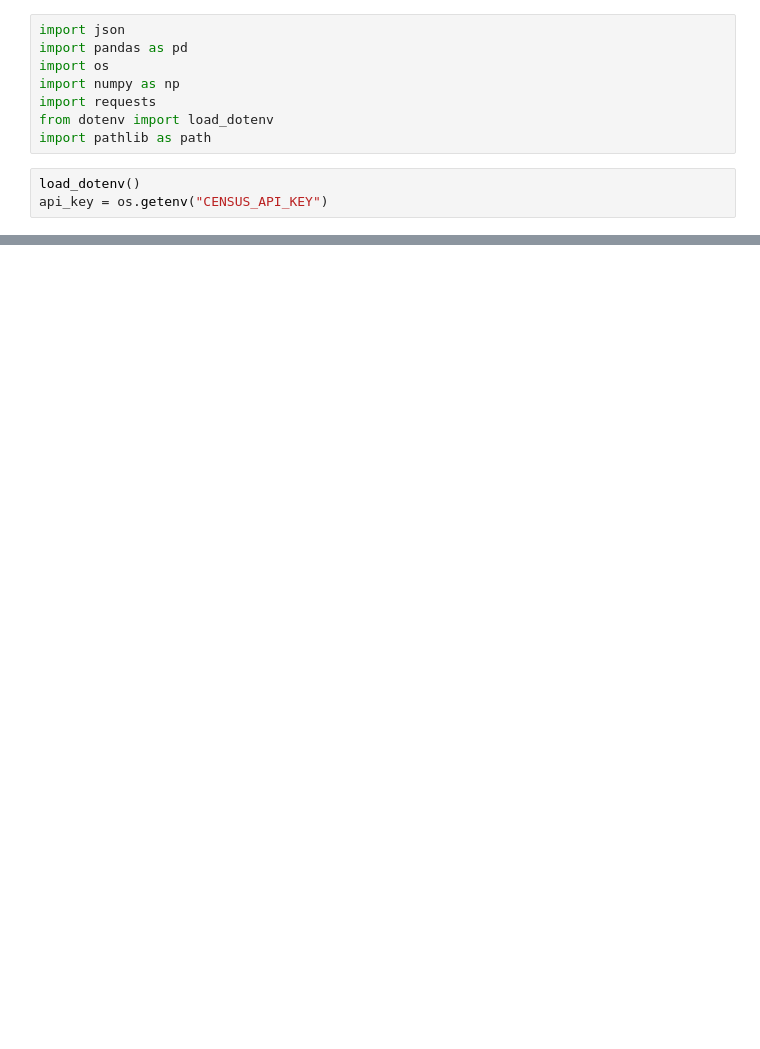
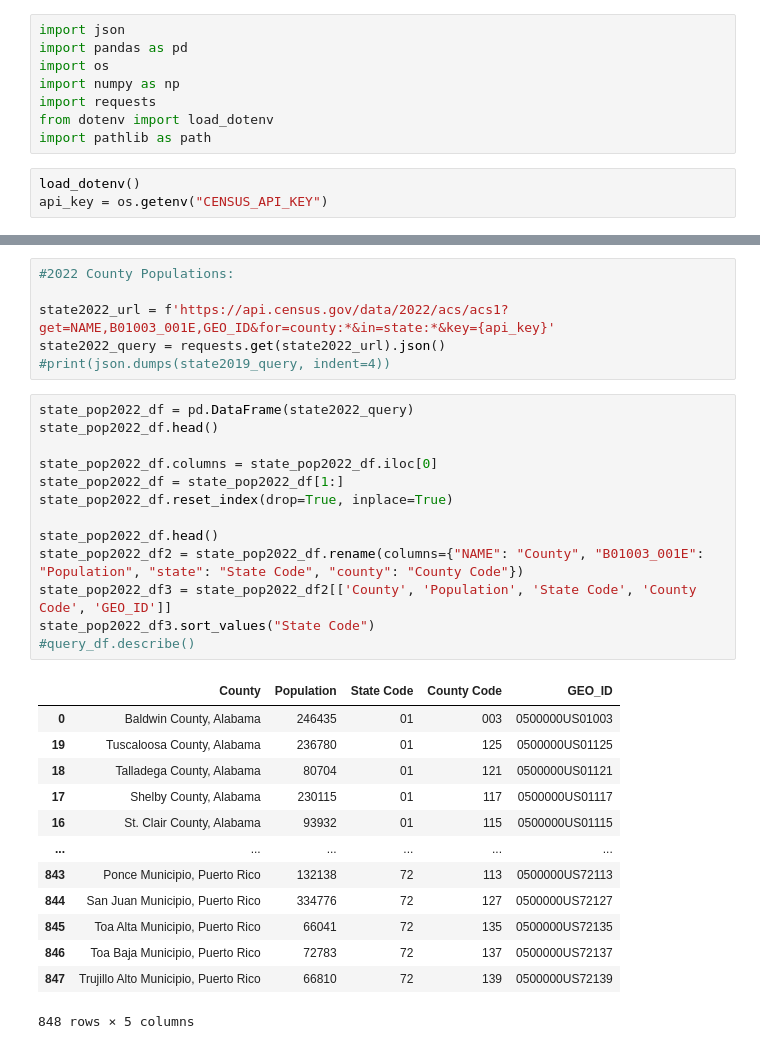
Before and after one commit to dfquinn23/Project_1, a Jupyter notebook: Census/7-17-24 Work/2010_2022_County_Pop_Totals.ipynb, the cells around one changed output, grey strips where cells are left out. Saved outputs shown, nothing was run; the diff lists cells and outputs as text; blank space fills up the shorter version.

```diff
--- a/Census/7-17-24 Work/2010_2022_County_Pop_Totals.ipynb
+++ b/Census/7-17-24 Work/2010_2022_County_Pop_Totals.ipynb
@@ -549,0 +12,33 @@ final_county_df2
+# %%
+#2022 County Populations:
+
+state2022_url = f'https://api.census.gov/data/2022/acs/acs1?get=NAME,B01003_001E,GEO_ID&for=county:*&in=state:*&key={api_key}'
+state2022_query = requests.get(state2022_url).json()
+#print(json.dumps(state2019_query, indent=4))
+# %%
+state_pop2022_df = pd.DataFrame(state2022_query)
+state_pop2022_df.head()
+
+state_pop2022_df.columns = state_pop2022_df.iloc[0]
+state_pop2022_df = state_pop2022_df[1:]
+state_pop2022_df.reset_index(drop=True, inplace=True)
+
+state_pop2022_df.head()
+state_pop2022_df2 = state_pop2022_df.rename(columns={"NAME": "County", "B01003_001E": "Population", "state": "State Code", "county": "County Code"})
+state_pop2022_df3 = state_pop2022_df2[['County', 'Population', 'State Code', 'County Code', 'GEO_ID']]
+state_pop2022_df3.sort_values("State Code")
+#query_df.describe()
+# %% [output]
+|  | County | Population | State Code | County Code | GEO_ID |
+| 0 | Baldwin County, Alabama | 246435 | 01 | 003 | 0500000US01003 |
+| 19 | Tuscaloosa County, Alabama | 236780 | 01 | 125 | 0500000US01125 |
+| 18 | Talladega County, Alabama | 80704 | 01 | 121 | 0500000US01121 |
+| 17 | Shelby County, Alabama | 230115 | 01 | 117 | 0500000US01117 |
+| 16 | St. Clair County, Alabama | 93932 | 01 | 115 | 0500000US01115 |
+| ... | ... | ... | ... | ... | ... |
+| 843 | Ponce Municipio, Puerto Rico | 132138 | 72 | 113 | 0500000US72113 |
+| 844 | San Juan Municipio, Puerto Rico | 334776 | 72 | 127 | 0500000US72127 |
+| 845 | Toa Alta Municipio, Puerto Rico | 66041 | 72 | 135 | 0500000US72135 |
+| 846 | Toa Baja Municipio, Puerto Rico | 72783 | 72 | 137 | 0500000US72137 |
+| 847 | Trujillo Alto Municipio, Puerto Rico | 66810 | 72 | 139 | 0500000US72139 |
+848 rows × 5 columns
```
Also changed, not shown: parts of 62 cells of this notebook, 6 other files.
